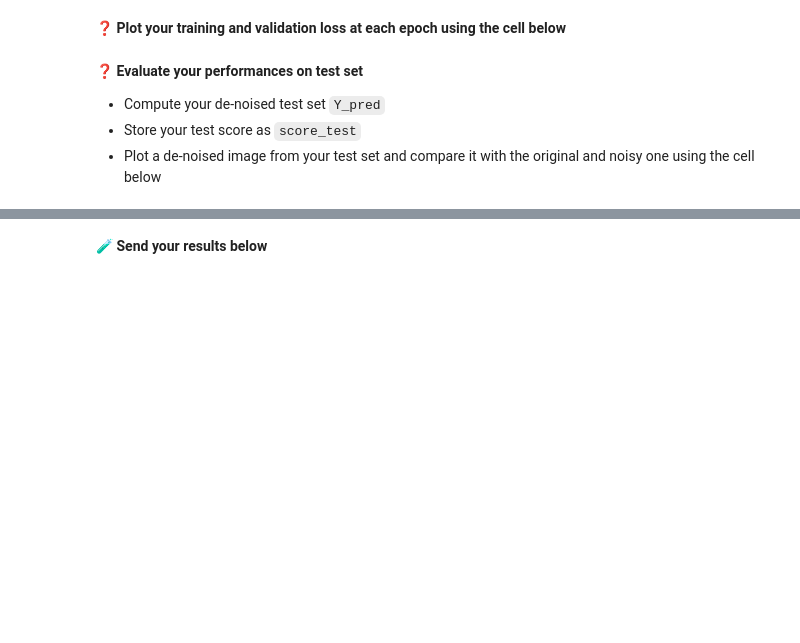
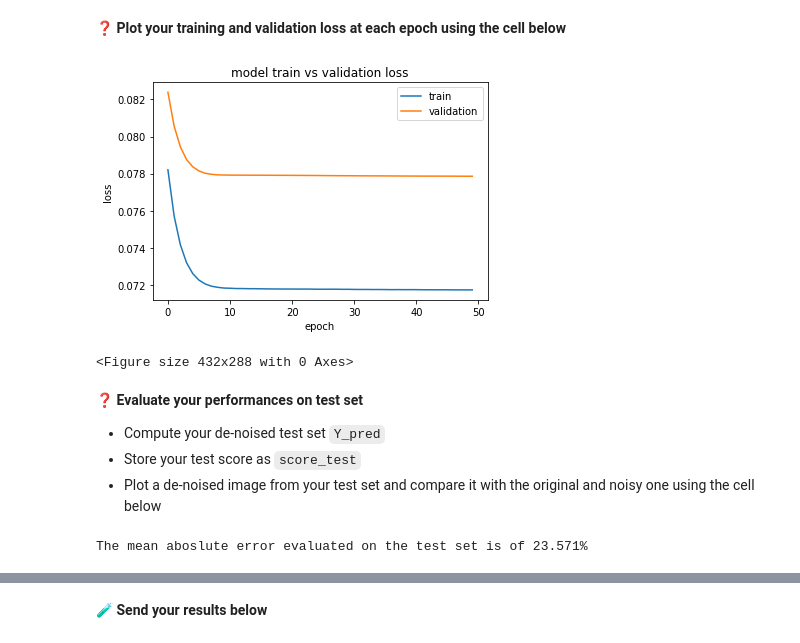
Before and after one commit to ThomasSouchet/data-certification-exam, a Jupyter notebook: convolutional_neural_networks/image_denoising.ipynb, the cells around one changed output, grey strips where cells are left out. Cells and saved outputs as stored; diff of their text form; code cells hidden in the pictures; blank space fills up the shorter version.

```diff
--- a/convolutional_neural_networks/image_denoising.ipynb
+++ b/convolutional_neural_networks/image_denoising.ipynb
@@ -336,4 +398,27 @@ autoencoder.summary()
 
 💡 You will not be judged by the computing power of your computer, you can reach decent performance in less than 5 minutes of training without GPUs.
 # %%
-# YOUR CODE HERE
+from tensorflow.keras.callbacks import EarlyStopping
+
+# optimizer
+opt = tf.keras.optimizers.SGD(learning_rate=0.1)
+
+# loss
+loss = tf.keras.losses.MeanSquaredError()
+
+# metrics
+mae = tf.keras.metrics.MeanAbsoluteError()
+
+# compile model
+autoencoder.compile(loss=loss,
+        optimizer=opt,
+        metrics=[mae])
+
+es = EarlyStopping(patience=5, restore_best_weights=True)
+
+history = autoencoder.fit(X_train, Y_train,
+          batch_size = 16,
+          epochs=50,
+          validation_split=0.3,
+          callbacks=[es]
+         )
@@ -341,21 +444,35 @@ autoencoder.summary()
 ❓ **Plot your training and validation loss at each epoch using the cell below**
 # %%
 # Plot below your train/val loss history
-# YOUR CODE HERE
-# YOUR CODE HERE
-# YOUR CODE HERE
-
+plt.plot(history.history['loss'])
+plt.plot(history.history['val_loss'])
+plt.title('model train vs validation loss')
+plt.ylabel('loss')
+plt.xlabel('epoch')
+plt.legend(['train', 'validation'], loc='upper right')
+plt.show()
 
 # Run also this code to save figure as jpg in path below (it's your job to ensure it works)
 fig = plt.gcf()
 plt.savefig("tests/history.png")
+# %% [output]
+[figure, added]
+<Figure size 432x288 with 0 Axes>
 # %% [markdown]
 ❓ **Evaluate your performances on test set**
 - Compute your de-noised test set `Y_pred`
 - Store your test score as `score_test`
 - Plot a de-noised image from your test set and compare it with the original and noisy one using the cell below
 # %%
-# YOUR CODE HERE
+Y_pred = autoencoder.predict(X_test)
+
+res = autoencoder.evaluate(X_test, Y_test, verbose=0)
+
+score_test = res[1]*100
+
+print(f'The mean aboslute error evaluated on the test set is of {score_test:.3f}%')
+# %% [output]
+The mean aboslute error evaluated on the test set is of 23.571%
 # %%
 # RUN THIS CELL TO CHECK YOUR RESULTS
 idx = 0
```
Also changed, not shown: parts of 9 cells of this notebook, 4 other files.
